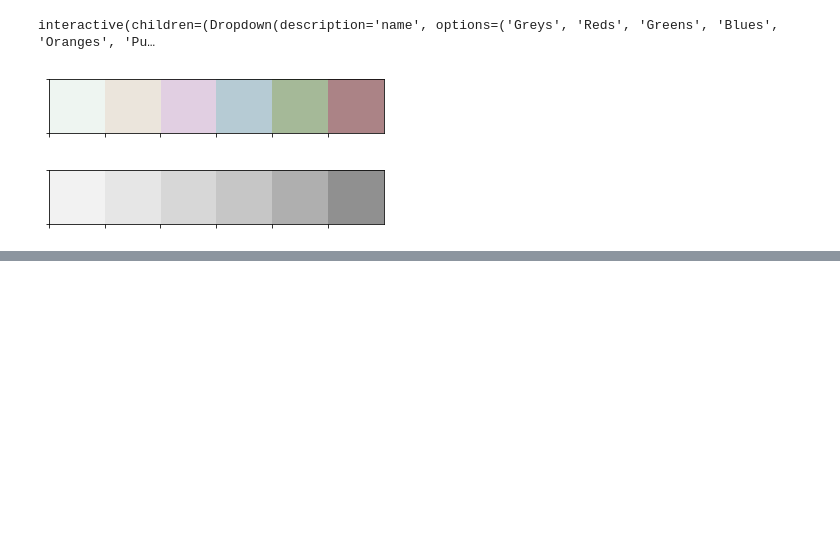
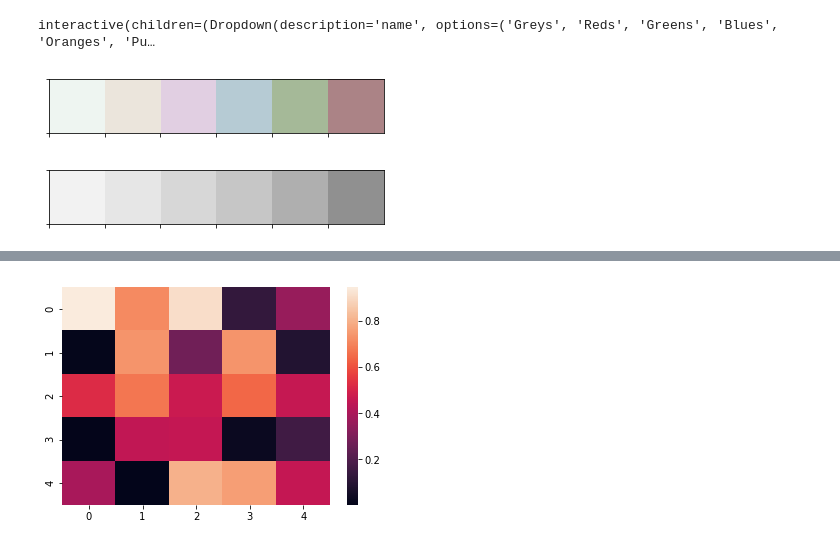
Before and after one commit to ajaytech002/visualization, a Jupyter notebook: Seaborn Demo Examples.ipynb, the cells around one changed output, grey strips where cells are left out. Drawn from its saved outputs; the diff is of its cells as text; code cells hidden in the pictures; blank space fills up the shorter version.

```diff
--- a/Seaborn Demo Examples.ipynb
+++ b/Seaborn Demo Examples.ipynb
@@ -288,0 +296,4 @@ sns.palplot(sns.cubehelix_palette(start=0,rot=2,hue=0,gamma=0.3))
+# %%
+x = np.random.rand(5,5)
+# %%
+sample_data = pd.DataFrame(x)
@@ -288,0 +309,5 @@ sns.palplot(sns.cubehelix_palette(start=0,rot=2,hue=0,gamma=0.3))
+# %%
+sns.heatmap(sample_data)
+plt.show()
+# %% [output]
+[figure, added]
```
Also changed, not shown: parts of 26 cells of this notebook.
